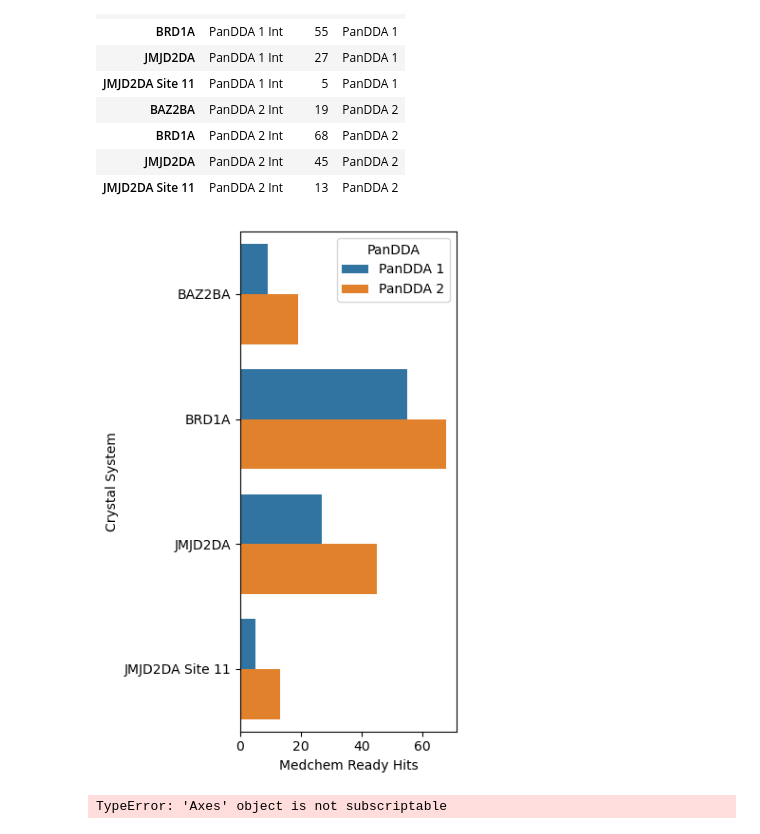
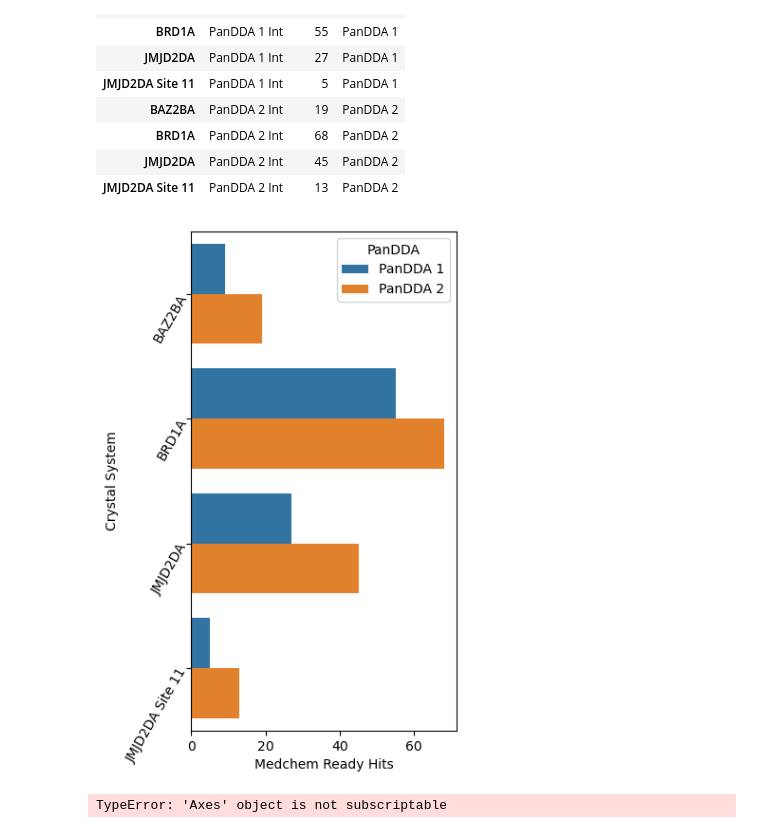
Before and after one commit to ConorFWild/pandda_2_paper_figures, a Jupyter notebook: Heterogeneity/FigCredibleHits.ipynb, the cells around one changed output. Saved outputs shown, nothing was run; the diff lists cells and outputs as text; code cells hidden in the pictures.

```diff
--- a/Heterogeneity/FigCredibleHits.ipynb
+++ b/Heterogeneity/FigCredibleHits.ipynb
@@ -91,27 +91,34 @@ df_aggregated_2
 # %%
 fig, ax = plt.subplots(1,1,figsize=(4,6))
 g = sns.barplot(
     data=df_aggregated_2,
     # kind="bar",
     y="Name", x='value', hue='PanDDA' ,
     legend=True,
     ax=ax
     #orient='h'
 )
 # g.despine(left=True)
 # g.set_axis_labels("A", "Body mass (g)")
 # g.axes[0,0].legend(  )
 # plt.show()
 # g.add_legend()
 # plt.show()
 # g.legend.set_title("")
 # g.legend()
 g.set_xlabel('Medchem Ready Hits')
 g.set_ylabel('Crystal System')
+# plt.yticks(rotation=90, ha='top')
+# for label in ax.get_yticklabels():
+#   label.set_rotation(45)
+#   label.set_ha('left')
+ax.set_yticks(ax.get_yticks(), ax.get_yticklabels(), rotation=60, rotation_mode='anchor')
+fig.align_ylabels()
+# ax.tick_params(axis='y', labelrotation=90, ha='right')
 fig.tight_layout()
 fig.savefig('FigCredibleHits.png')
 # %% [output]
-[figure, old version]
+[figure, new version]
 # %%
 g.axes[0,0
     ]
```
Also changed, not shown: 1 other file.
